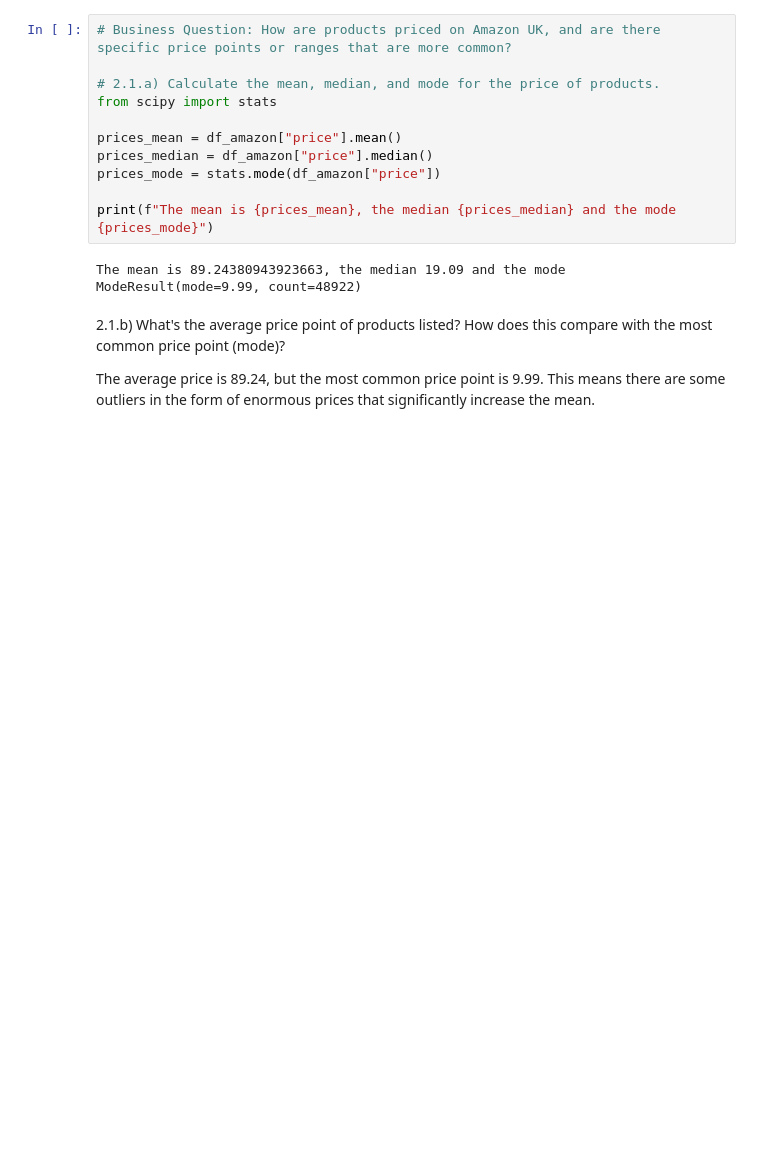
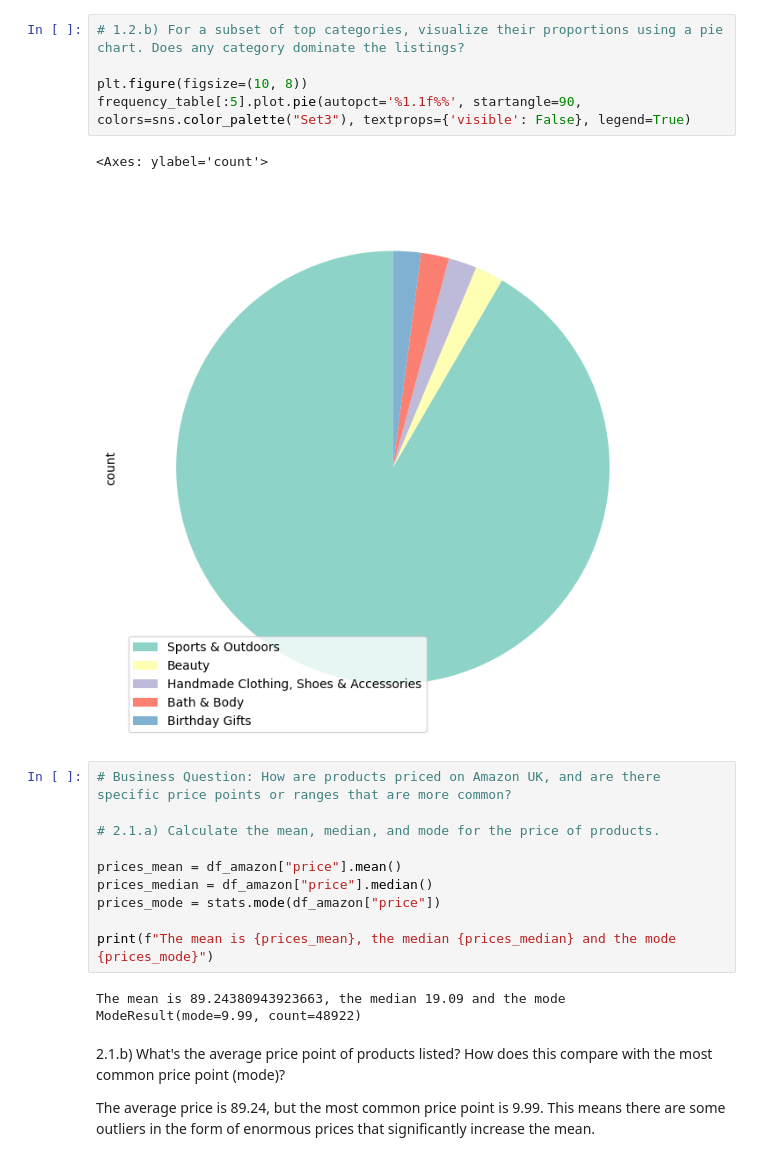
Before and after one commit to ivanalonsom/lab-eda-univariate, a Jupyter notebook: main.ipynb, the cells around one changed output. Cells and saved outputs as stored; diff of their text form; blank space fills up the shorter version.

```diff
--- a/main.ipynb
+++ b/main.ipynb
@@ -60,8 +85,15 @@ Name: count, dtype: int64
+# %%
+# 1.2.b) For a subset of top categories, visualize their proportions using a pie chart. Does any category dominate the listings?
+
+plt.figure(figsize=(10, 8))
+frequency_table[:5].plot.pie(autopct='%1.1f%%', startangle=90, colors=sns.color_palette("Set3"), textprops={'visible': False}, legend=True)
+# %% [output]
+<Axes: ylabel='count'>
+[figure, added]
 # %%
 # Business Question: How are products priced on Amazon UK, and are there specific price points or ranges that are more common?
 
 # 2.1.a) Calculate the mean, median, and mode for the price of products.
-from scipy import stats
 
 prices_mean = df_amazon["price"].mean()
 prices_median = df_amazon["price"].median()
```
Also changed, not shown: parts of 11 cells of this notebook.
